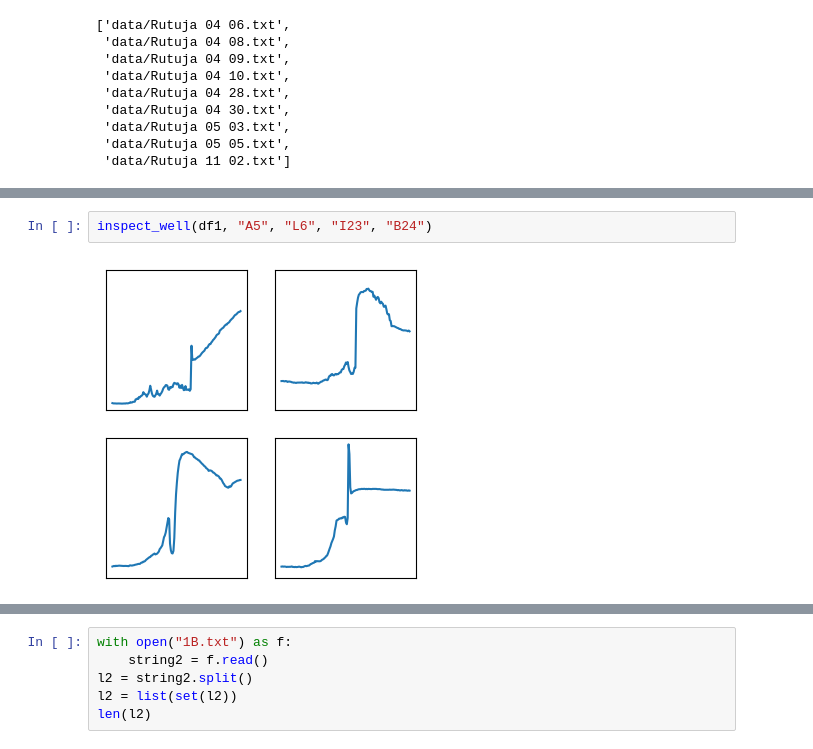
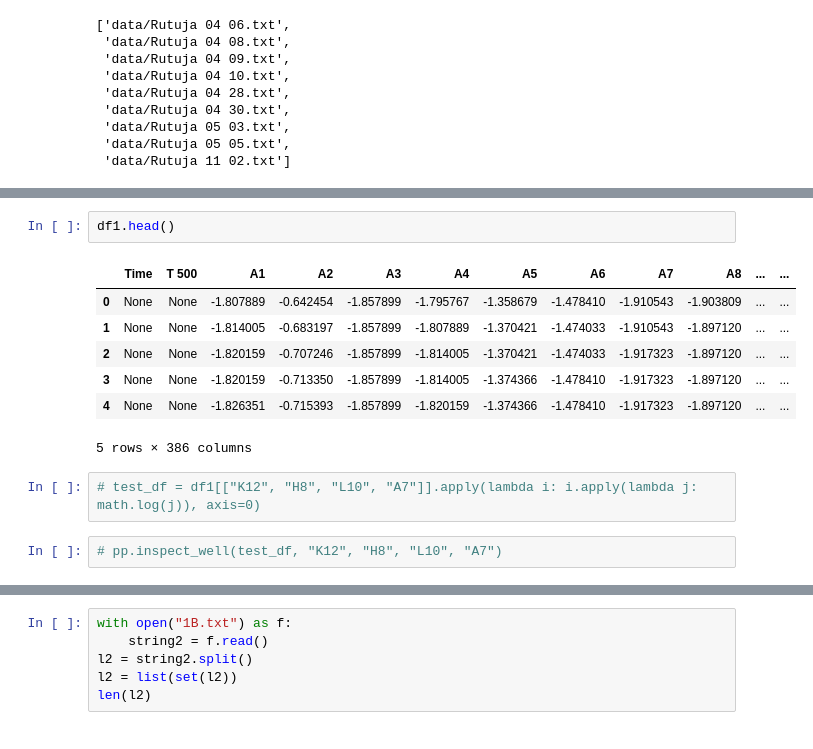
Before and after one commit to rutuja-gupte/sharp-pombe-fitness, a Jupyter notebook: Plotting Plates.ipynb, the cells around one changed output, grey strips where cells are left out. Drawn from its saved outputs; the diff is of its cells as text.

```diff
--- a/Plotting Plates.ipynb
+++ b/Plotting Plates.ipynb
@@ -107,4 +54,14 @@ data/Rutuja 11 02.txt
+# %%
+df1.head()
+# %% [output]
+|  | Time | T 500 | A1 | A2 | A3 | A4 | A5 | A6 | A7 | A8 | ... | ... |
+| 0 | None | None | -1.807889 | -0.642454 | -1.857899 | -1.795767 | -1.358679 | -1.478410 | -1.910543 | -1.903809 | ... | ... |
+| 1 | None | None | -1.814005 | -0.683197 | -1.857899 | -1.807889 | -1.370421 | -1.474033 | -1.910543 | -1.897120 | ... | ... |
+| 2 | None | None | -1.820159 | -0.707246 | -1.857899 | -1.814005 | -1.370421 | -1.474033 | -1.917323 | -1.897120 | ... | ... |
+| 3 | None | None | -1.820159 | -0.713350 | -1.857899 | -1.814005 | -1.374366 | -1.478410 | -1.917323 | -1.897120 | ... | ... |
+| 4 | None | None | -1.826351 | -0.715393 | -1.857899 | -1.820159 | -1.374366 | -1.478410 | -1.917323 | -1.897120 | ... | ... |
+5 rows × 386 columns
+# %%
+# test_df = df1[["K12", "H8", "L10", "A7"]].apply(lambda i: i.apply(lambda j: math.log(j)), axis=0)
 # %%
-inspect_well(df1, "A5", "L6", "I23", "B24")
+# pp.inspect_well(test_df, "K12", "H8", "L10", "A7")
-# %% [output]
-[figure, removed]
```
Also changed, not shown: parts of 18 cells of this notebook, 2 other files.
